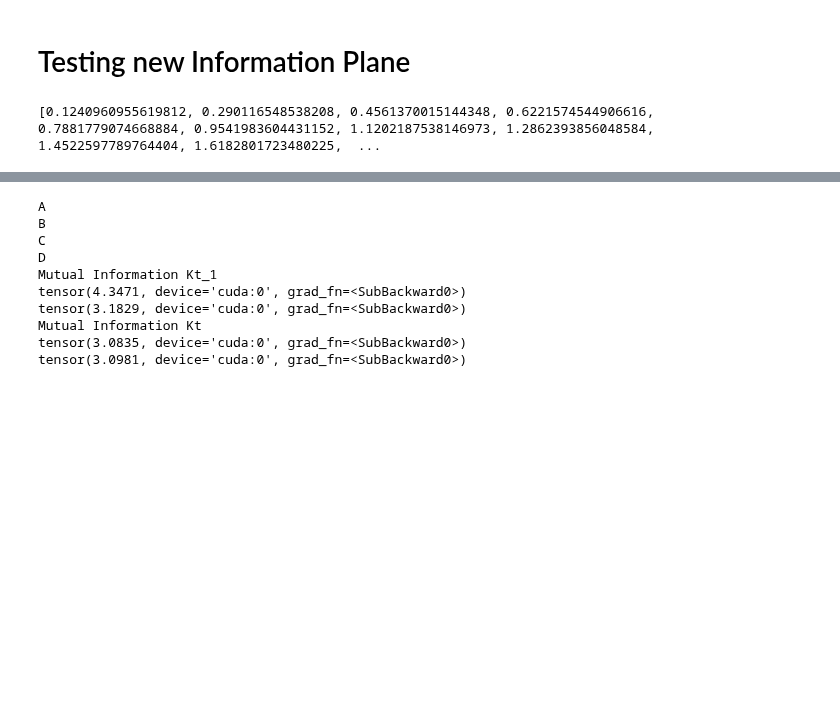
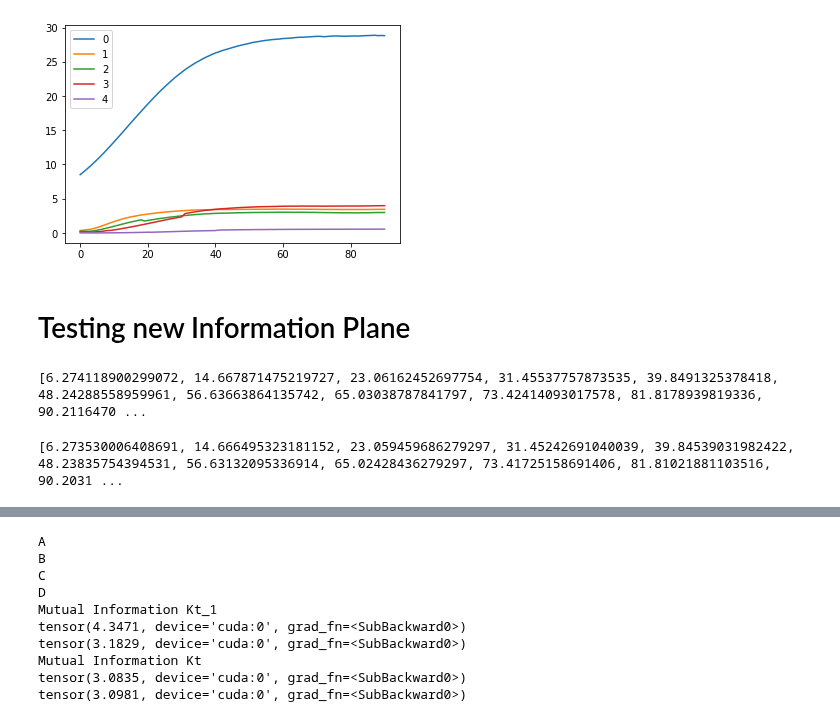
Before and after one commit to SolidusAbi/IPDL, a Jupyter notebook: notebooks/evaluationTest.ipynb, the cells around one changed output, grey strips where cells are left out. Saved outputs shown, nothing was run; the diff lists cells and outputs as text; code cells hidden in the pictures; blank space fills up the shorter version.

```diff
--- a/notebooks/evaluationTest.ipynb
+++ b/notebooks/evaluationTest.ipynb
@@ -336,13 +385,14 @@ Finished Training
 # %%
-# from matplotlib import pyplot as plt
+from matplotlib import pyplot as plt
 
-# ip = net.getInformationPlaneLayers()[0]
-# a, b = ip.getMutualInformation()
-# # print()
-# plt.plot(ip.sigma_optimizer.getSigmaValues())
-# plt.show()
-# # print(a)
-# # print(b)
+ips = net.getInformationPlaneLayers()
+for i, ip in enumerate(ips):
+    plt.plot(ip.sigma_optimizer.getSigmaValues(), label=i)
+
+plt.legend()
+plt.show()
+# %% [output]
+[figure, added]
 # %% [markdown]
 # Testing new Information Plane
 # %%
@@ -359,7 +409,7 @@ softmax_output = softmax(output)
 softmax = torch.nn.Softmax()
 softmax_output = softmax(output)
 n_sigmas = 75
-distance = torch.cdist(softmax_output, softmax_output)
+distance = torch.cdist(x_1[:], x_1[:])
 # distance /= distance.max()
 mean_distance = distance[~torch.eye(len(distance), dtype=bool)].mean().item()
 start = (mean_distance*0.1)
@@ -368,7 +418,21 @@ end = (mean_distance*10)
 possible_sigma_values = torch.linspace(start, end, n_sigmas).tolist()
 print(possible_sigma_values)
 # %% [output]
-[0.1240960955619812, 0.290116548538208, 0.4561370015144348, 0.6221574544906616, 0.7881779074668884, 0.9541983604431152, 1.1202187538146973, 1.2862393856048584, 1.4522597789764404, 1.6182801723480225,  ...
+[6.274118900299072, 14.667871475219727, 23.06162452697754, 31.45537757873535, 39.8491325378418, 48.24288558959961, 56.63663864135742, 65.03038787841797, 73.42414093017578, 81.8178939819336, 90.2116470 ...
+# %%
+softmax = torch.nn.Softmax()
+softmax_output = softmax(output)
+n_sigmas = 75
+distance = torch.cdist(x_1[:25], x_1[:25])
+# distance /= distance.max()
+mean_distance = distance[~torch.eye(len(distance), dtype=bool)].mean().item()
+start = (mean_distance*0.1)
+end = (mean_distance*10)
+
+possible_sigma_values = torch.linspace(start, end, n_sigmas).tolist()
+print(possible_sigma_values)
+# %% [output]
+[6.273530006408691, 14.666495323181152, 23.059459686279297, 31.45242691040039, 39.84539031982422, 48.23835754394531, 56.63132095336914, 65.02428436279297, 73.41725158691406, 81.81021881103516, 90.2031 ...
 # %%
 def kernel_loss(k_x, k_y, k_l):
         beta = 1.0
```
Also changed, not shown: parts of 14 cells of this notebook.
